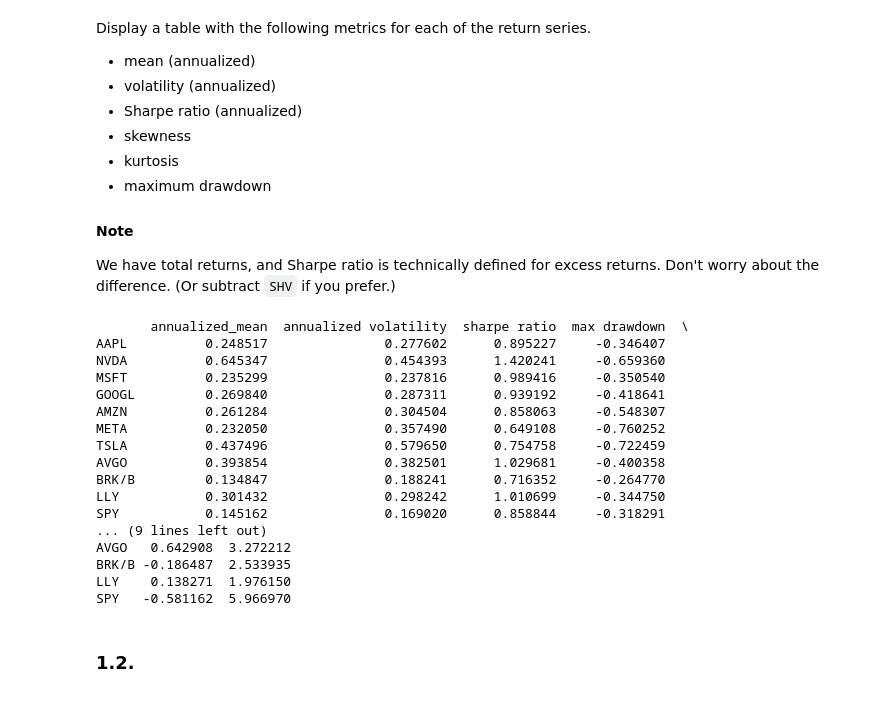
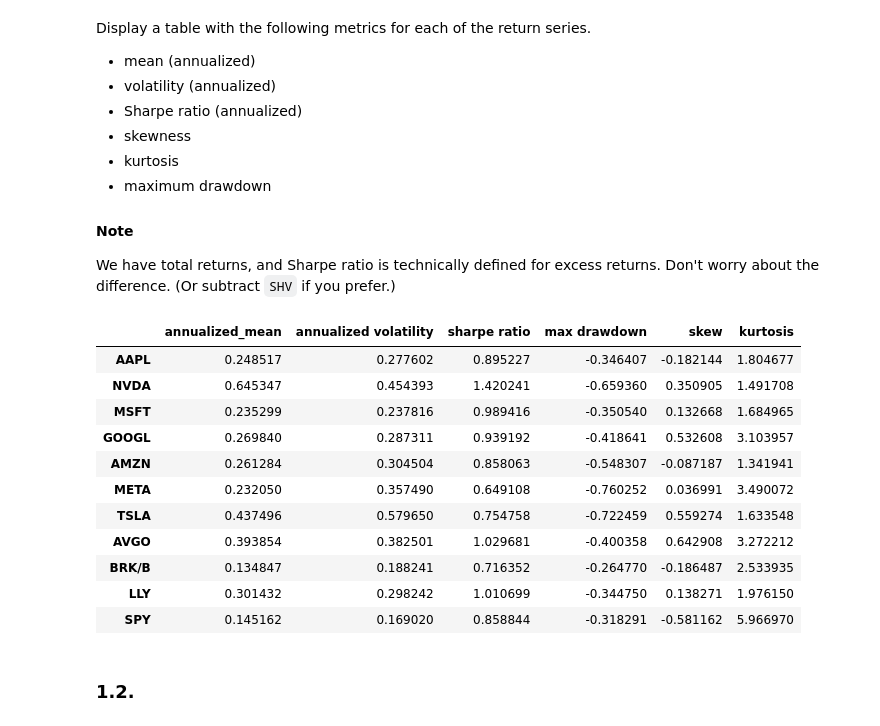
Before and after one commit to forddendorf/finm36700_group1A, a Jupyter notebook: Portfolio_hw2.ipynb, the cells around one changed output. Drawn from its saved outputs; the diff is of its cells as text; code cells hidden in the pictures.

```diff
--- a/Portfolio_hw2.ipynb
+++ b/Portfolio_hw2.ipynb
@@ -431,42 +448,37 @@ We  have total returns, and Sharpe ratio is technically defined for excess retur
 # %%
 import numpy as np
 ann_mean2 = rets.mean() * FREQ
 ann_vol2 = rets.std() * np.sqrt(FREQ)
 sharpe2 = ann_mean2 / ann_vol2
 cum_rets2 = (1 + rets).cumprod()
 rolling_max2 = cum_rets2.cummax()
 drawdown2= (cum_rets2 - rolling_max2) / rolling_max2
 mdd2 = drawdown2.min()
 rets_skew = rets.skew()
 rets_kurt = rets.kurtosis()
 summary_stats2 = pd.DataFrame(
     {"annualized_mean": ann_mean2,
      "annualized volatility": ann_vol2,
      "sharpe ratio": sharpe2,
      "max drawdown": mdd2,
      "skew": rets_skew,
      "kurtosis": rets_kurt}
     )
 
-print(summary_stats2)
+display(summary_stats2)
 # %% [output]
-       annualized_mean  annualized volatility  sharpe ratio  max drawdown  \
-AAPL          0.248517               0.277602      0.895227     -0.346407
-NVDA          0.645347               0.454393      1.420241     -0.659360
-MSFT          0.235299               0.237816      0.989416     -0.350540
-GOOGL         0.269840               0.287311      0.939192     -0.418641
-AMZN          0.261284               0.304504      0.858063     -0.548307
-META          0.232050               0.357490      0.649108     -0.760252
-TSLA          0.437496               0.579650      0.754758     -0.722459
-AVGO          0.393854               0.382501      1.029681     -0.400358
-BRK/B         0.134847               0.188241      0.716352     -0.264770
-LLY           0.301432               0.298242      1.010699     -0.344750
-SPY           0.145162               0.169020      0.858844     -0.318291
-... (9 lines left out)
-AVGO   0.642908  3.272212
-BRK/B -0.186487  2.533935
-LLY    0.138271  1.976150
-SPY   -0.581162  5.966970
+|  | annualized_mean | annualized volatility | sharpe ratio | max drawdown | skew | kurtosis |
+| AAPL | 0.248517 | 0.277602 | 0.895227 | -0.346407 | -0.182144 | 1.804677 |
+| NVDA | 0.645347 | 0.454393 | 1.420241 | -0.659360 | 0.350905 | 1.491708 |
+| MSFT | 0.235299 | 0.237816 | 0.989416 | -0.350540 | 0.132668 | 1.684965 |
+| GOOGL | 0.269840 | 0.287311 | 0.939192 | -0.418641 | 0.532608 | 3.103957 |
+| AMZN | 0.261284 | 0.304504 | 0.858063 | -0.548307 | -0.087187 | 1.341941 |
+| META | 0.232050 | 0.357490 | 0.649108 | -0.760252 | 0.036991 | 3.490072 |
+| TSLA | 0.437496 | 0.579650 | 0.754758 | -0.722459 | 0.559274 | 1.633548 |
+| AVGO | 0.393854 | 0.382501 | 1.029681 | -0.400358 | 0.642908 | 3.272212 |
+| BRK/B | 0.134847 | 0.188241 | 0.716352 | -0.264770 | -0.186487 | 2.533935 |
+| LLY | 0.301432 | 0.298242 | 1.010699 | -0.344750 | 0.138271 | 1.976150 |
+| SPY | 0.145162 | 0.169020 | 0.858844 | -0.318291 | -0.581162 | 5.966970 |
 # %% [markdown]
 ### 1.2.
 # %% [markdown]
```
Also changed, not shown: parts of 21 cells of this notebook, 2 other files.
